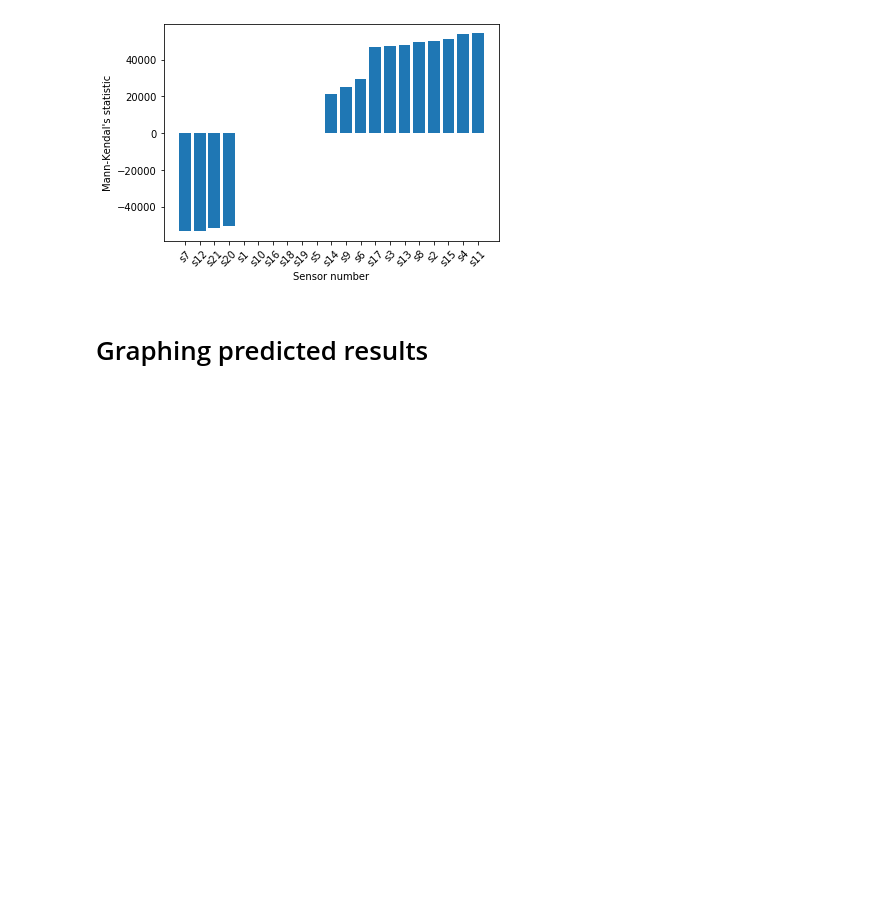
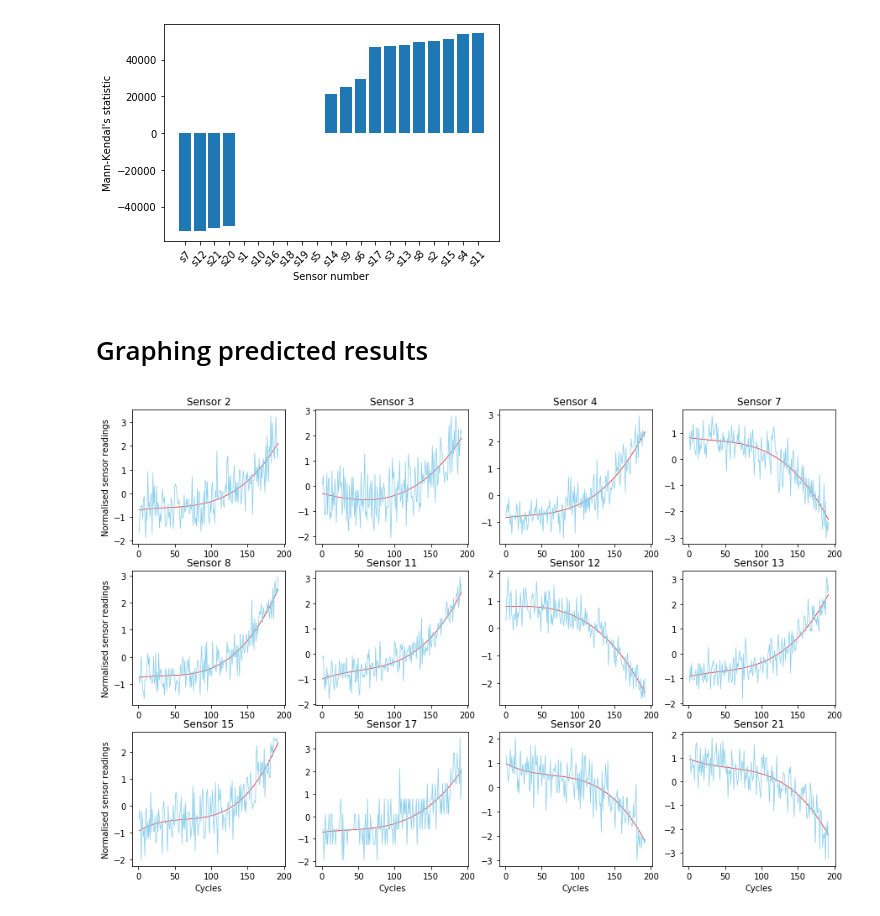
Before and after one commit to cchanzl/survival-analysis-nasa, a Jupyter notebook: nasa_eda.ipynb, the cells around one changed output. Saved outputs shown, nothing was run; the diff lists cells and outputs as text; code cells hidden in the pictures; blank space fills up the shorter version.

```diff
--- a/nasa_eda.ipynb
+++ b/nasa_eda.ipynb
@@ -180,0 +180,29 @@ df_train_trended = pd.read_csv('Dataset\\processed\\rul_rf_train_trended.csv', s
+# %%
+rul_rf_train_std = pd.read_csv('Dataset\\processed\\rul_rf_train_std_poly.csv', sep=',')
+rul_rf_train_std_poly = pd.read_csv('Dataset\\processed\\rul_rf_train_std.csv', sep=',')
+# %%
+# plot line graph
+col = list(rul_rf_train_std.columns)[2:14]
+fig, axs = plt.subplots(int(len(col)/4), 4)  # row, col
+
+unit = 1
+i = 0
+for ax in axs.flatten():
+    ax.set_title("Sensor " + str(col[i])[4:])
+
+    # plot normalised data
+    ax.plot(rul_rf_train_std.loc[rul_rf_train_std['unit num'] == unit, 'cycle'],
+            rul_rf_train_std.loc[rul_rf_train_std['unit num'] == unit, col[i]],
+            linewidth = 0.75, color="red")
+
+    # plot smoothened normalised data
+    ax.plot(rul_rf_train_std_poly.loc[rul_rf_train_std_poly['unit num'] == unit, 'cycle'],
+            rul_rf_train_std_poly.loc[rul_rf_train_std_poly['unit num'] == unit, col[i]],
+            linewidth = 0.75, color="skyblue")
+    i += 1
+plt.setp(axs[-1, :], xlabel='Cycles')
+plt.setp(axs[:, 0], ylabel='Normalised sensor readings')
+fig.set_size_inches(15, 10)  # width x height
+plt.show()
+# %% [output]
+[figure, added]
```
Also changed, not shown: parts of 2 cells of this notebook, 1 other file.
